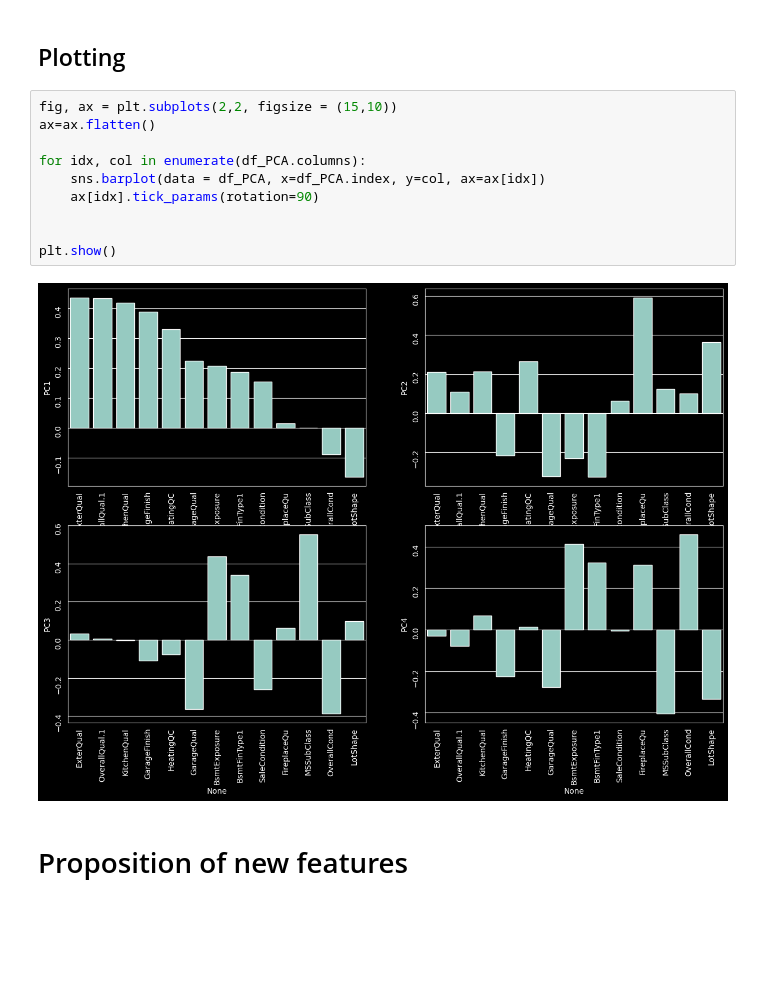
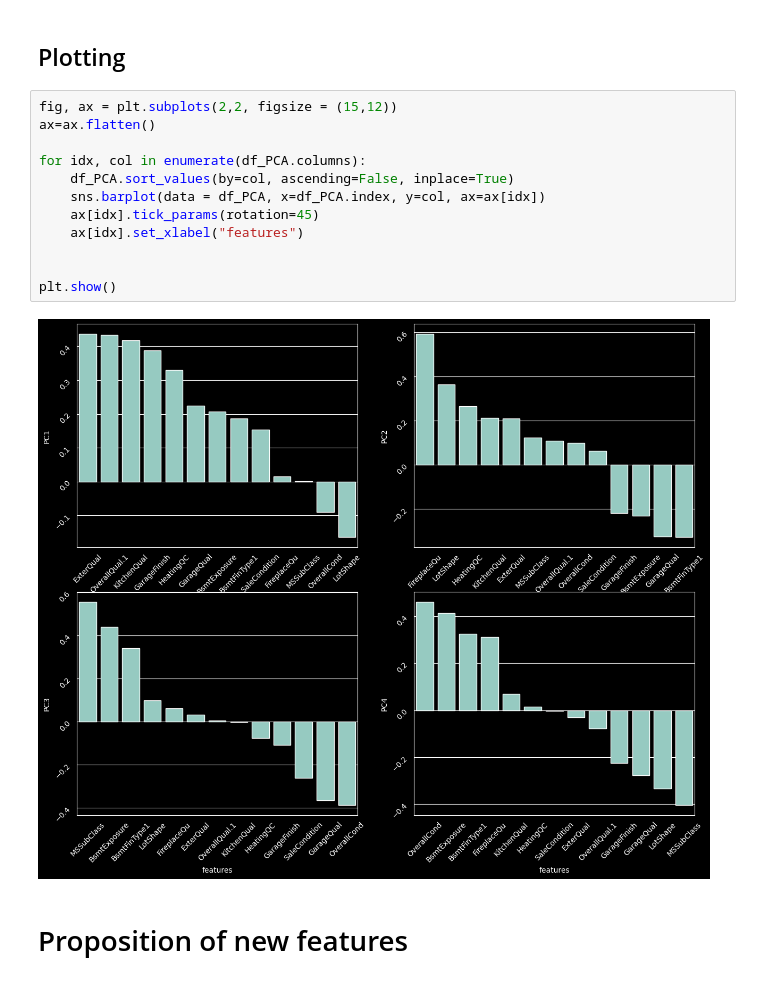
Before and after one commit to xXKeNdAmAmAsTeRXx/House_Prices_project, a Jupyter notebook: 3.2_EDA_ordinal.ipynb, the cells around one changed output. Cells and saved outputs as stored; diff of their text form; blank space fills up the shorter version.

```diff
--- a/3.2_EDA_ordinal.ipynb
+++ b/3.2_EDA_ordinal.ipynb
@@ -161,17 +161,19 @@ df_PCA
 # %% [markdown]
 ## Plotting
 # %%
-fig, ax = plt.subplots(2,2, figsize = (15,10))
+fig, ax = plt.subplots(2,2, figsize = (15,12))
 ax=ax.flatten()
 
 for idx, col in enumerate(df_PCA.columns):
+    df_PCA.sort_values(by=col, ascending=False, inplace=True)
     sns.barplot(data = df_PCA, x=df_PCA.index, y=col, ax=ax[idx])
-    ax[idx].tick_params(rotation=90)
+    ax[idx].tick_params(rotation=45)
+    ax[idx].set_xlabel("features")
 
 
 plt.show()
 # %% [output]
-[figure, old version]
+[figure, new version]
 # %% [markdown]
 # Proposition of new features
 # %%
```
Also changed, not shown: parts of 1 cell of this notebook.
